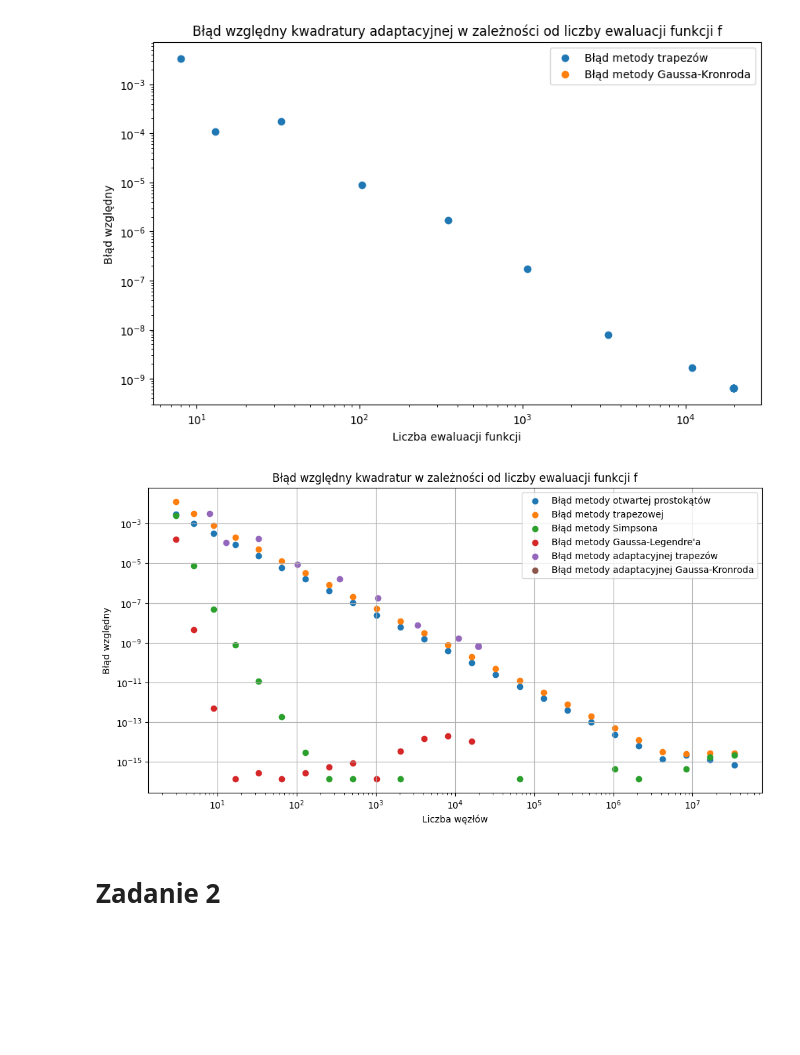
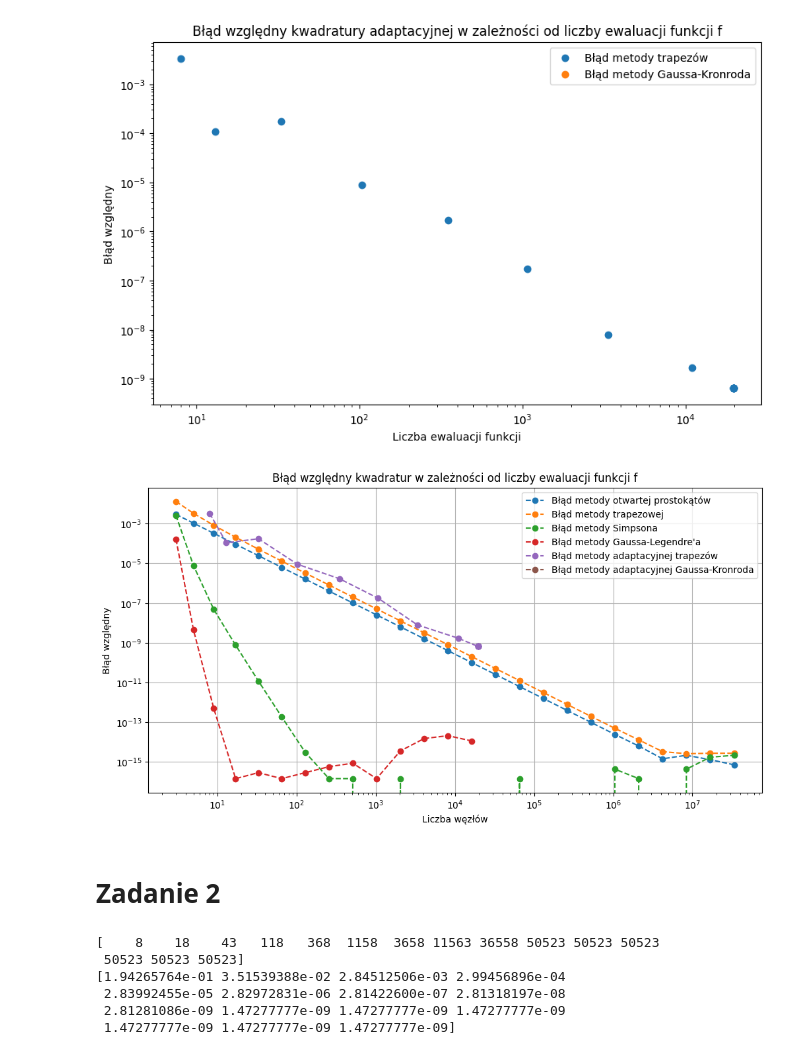
Before and after one commit to memecat5/MOWNIT, a Jupyter notebook: lab7/lab7.ipynb, the cells around one changed output. Drawn from its saved outputs; the diff is of its cells as text; code cells hidden in the pictures; blank space fills up the shorter version.

```diff
--- a/lab7/lab7.ipynb
+++ b/lab7/lab7.ipynb
@@ -26,11 +26,11 @@ def lab7calc(f, expected):
 
     for i in range(0, 15):
         res, _, info = quad_vec(f, INTEGRAL_START, INTEGRAL_END, epsabs=10**-i, quadrature="trapezoid", full_output=True)
-        trapz_adaptive_error[i] = abs(expected - res) / expected
+        trapz_adaptive_error[i] = abs((expected - res) / expected)
         trapz_adaptive_evals[i] = info.neval
 
         res, _, info = quad_vec(f, INTEGRAL_START, INTEGRAL_END, epsabs=10**-i, quadrature="gk21", full_output=True)
-        gauss_adaptive_error[i] = abs(expected - res) / expected
+        gauss_adaptive_error[i] = abs((expected - res) / expected)
         gauss_adaptive_evals[i] = info.neval
 
     return trapz_adaptive_evals, trapz_adaptive_error, gauss_adaptive_evals, gauss_adaptive_error
@@ -38,7 +38,7 @@ def lab7calc(f, expected):
 
 trapz_adaptive_evals, trapz_adaptive_error, gauss_adaptive_evals, gauss_adaptive_error = lab7calc(f, np.pi)
 
-#lab7 draw?
+
 plt.figure(figsize=(10, 6))
 plt.scatter(trapz_adaptive_evals, trapz_adaptive_error, label="Błąd metody trapezów")
 plt.scatter(gauss_adaptive_evals, gauss_adaptive_error, label="Błąd metody Gaussa-Kronroda")
@@ -97,40 +97,40 @@ def lab6task2(f, expected):
         roots, weighs = roots_legendre(x)
 
         # those transformations are in scipy's docs
         transformed_roots = (b-a)/2 * roots + (b+a)/2
         gauss_results[i] = (b-a)/2 * gauss_legendre(transformed_roots, weighs, f)
 
     gauss_error = abs((gauss_results - expected) / expected)
 
     return xs_g, gauss_error
 
 
 
 
 
 xs = np.array([2 ** i + 1 for i in range(1, 26)])
 
 midpoint_error, trapz_error, simps_error = lab6task1(f, np.pi)
 gauss_evals, gauss_error = lab6task2(f, np.pi)
 
 
 plt.figure(figsize=(12, 6))
-plt.scatter(xs, midpoint_error, label="Błąd metody otwartej prostokątów")
-plt.scatter(xs, trapz_error, label="Błąd metody trapezowej")
-plt.scatter(xs, simps_error, label="Błąd metody Simpsona")
-plt.scatter(gauss_evals, gauss_error, label="Błąd metody Gaussa-Legendre'a")
-plt.scatter(trapz_adaptive_evals, trapz_adaptive_error, label="Błąd metody adaptacyjnej trapezów")
-plt.scatter(gauss_adaptive_evals, gauss_adaptive_error, label="Błąd metody adaptacyjnej Gaussa-Kronroda")
+plt.plot(xs, midpoint_error, label="Błąd metody otwartej prostokątów", ls="--", marker="o")
+plt.plot(xs, trapz_error, label="Błąd metody trapezowej", ls="--", marker="o")
+plt.plot(xs, simps_error, label="Błąd metody Simpsona", ls="--", marker="o")
+plt.plot(gauss_evals, gauss_error, label="Błąd metody Gaussa-Legendre'a", ls="--", marker="o")
+plt.plot(trapz_adaptive_evals, trapz_adaptive_error, label="Błąd metody adaptacyjnej trapezów", ls="--", marker="o")
+plt.plot(gauss_adaptive_evals, gauss_adaptive_error, label="Błąd metody adaptacyjnej Gaussa-Kronroda", ls="--", marker="o")
 plt.xlabel("Liczba węzłów")
 plt.ylabel("Błąd względny")
 plt.xscale("log")
 plt.yscale("log")
 plt.title("Błąd względny kwadratur w zależności od liczby ewaluacji funkcji f")
 plt.legend()
 plt.grid()
 plt.show()
 # %% [output]
-[figure, old version]
+[figure, new version]
 # %% [markdown]
 # Zadanie 2
 # %%
@@ -156,5 +156,15 @@ midpoint_error_a, trapz_error_a, simps_error_a = lab6task1(f_a, expected_a)
 gauss_evals_a, gauss_error_a = lab6task2(f_a, expected_a)
 
 trapz_adaptive_evals_a, trapz_adaptive_error_a, gauss_adaptive_evals_a, gauss_adaptive_error_a = lab7calc(f_a, expected_a)
+
+print(trapz_adaptive_evals_a)
+print(trapz_adaptive_error_a)
+# %% [output]
+[    8    18    43   118   368  1158  3658 11563 36558 50523 50523 50523
+ 50523 50523 50523]
+[1.94265764e-01 3.51539388e-02 2.84512506e-03 2.99456896e-04
+ 2.83992455e-05 2.82972831e-06 2.81422600e-07 2.81318197e-08
+ 2.81281086e-09 1.47277777e-09 1.47277777e-09 1.47277777e-09
+ 1.47277777e-09 1.47277777e-09 1.47277777e-09]
 # %%
 plt.figure(figsize=(12, 6))
```
Also changed, not shown: parts of 2 cells of this notebook, 4 other files.
